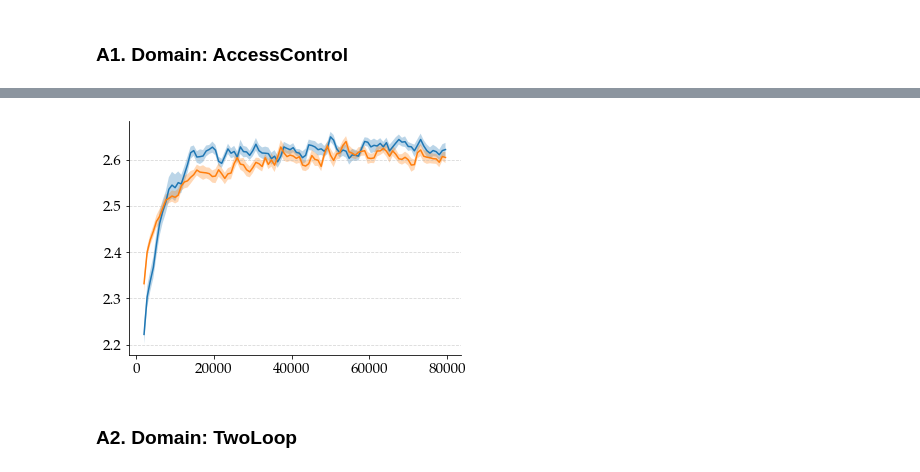
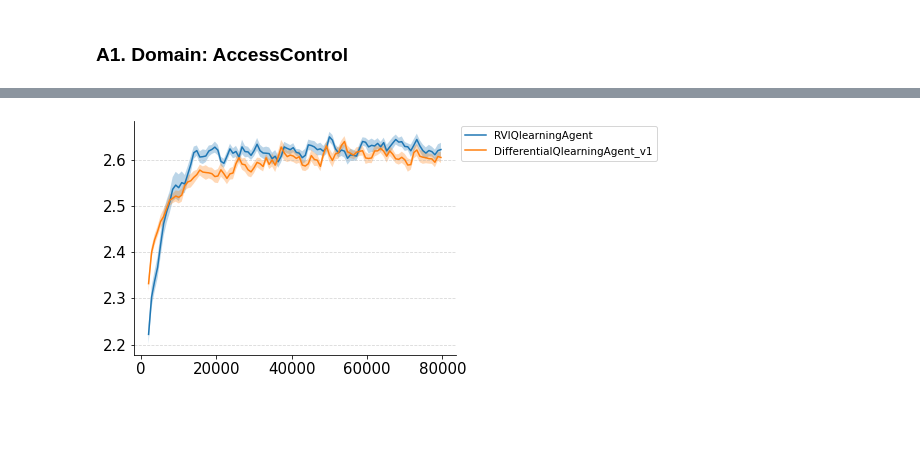
Before and after one commit to hexken/average-reward-benchmarking, a Jupyter notebook: control_exps.ipynb, the cells around one changed output, grey strips where cells are left out. Cells and saved outputs as stored; diff of their text form; code cells hidden in the pictures; blank space fills up the shorter version.

Commit message:
added legends to plots

```diff
--- a/control_exps.ipynb
+++ b/control_exps.ipynb
@@ -11,7 +11,7 @@ plt.rcParams['axes.spines.right'] = False
 plt.rcParams['axes.spines.top'] = False
 plt.rcParams["font.family"] = "Palatino"
 plt.rcParams.update({'font.size': 15})
-plt.rcParams.update({'figure.figsize': [8,5]})
+plt.rcParams.update({'figure.figsize': [8,10]})
 
 from utils.rl_glue import RLGlue
 # %%
@@ -147,21 +170,21 @@ def plot_learning_curve_control(filenames, location='./results/', window=1000, s
     # plt.axhline(y=1.69, color='black', alpha=0.5, linestyle='--')
     plt.grid(b=True, axis='y', alpha=0.5, linestyle='--')
     plt.tight_layout()
-    assert os.path.isfile(location + title + '.png') == False, "File already exists. Don't overwrite!"
-    plt.savefig(location + title + '.png', dpi=1200)
+    plt.legend(bbox_to_anchor=(1, 1), loc='upper left', fontsize='x-small')
+    path = location + title + '.png'
+    if not os.path.isfile(path):
+        plt.savefig(path, dpi=1200)
     plt.show()
 # %%
 # best, best
 ### These filenames will be according to how the hyperparameter configurations are split
 ### for the available compute resources.
 filenames = [
-        "AC_RVIQ_eps_0.1_13-18_4.npy", # alpha_w=0.025, ref_state=11
-        "AC_DiffQ_eps_0.1_11-15_2.npy", # alpha_w=0.025, eta=0.5
+        "AC_RVIQ_eps_0.1_1-6_37.npy",
+        "AC_DiffQ_eps_0.1_1-5_27.npy",
     ]
 
 plot_learning_curve_control(filenames, title='AC_all_eps_0.1_best', window=2000,
                             sample=800, firstn=-1, location='./results/control/AccessControl/')
 # %% [output]
-[figure, old version]
+[figure, new version]
-# %% [markdown]
-### A2. Domain: TwoLoop
```
Also changed, not shown: parts of 26 cells of this notebook.
